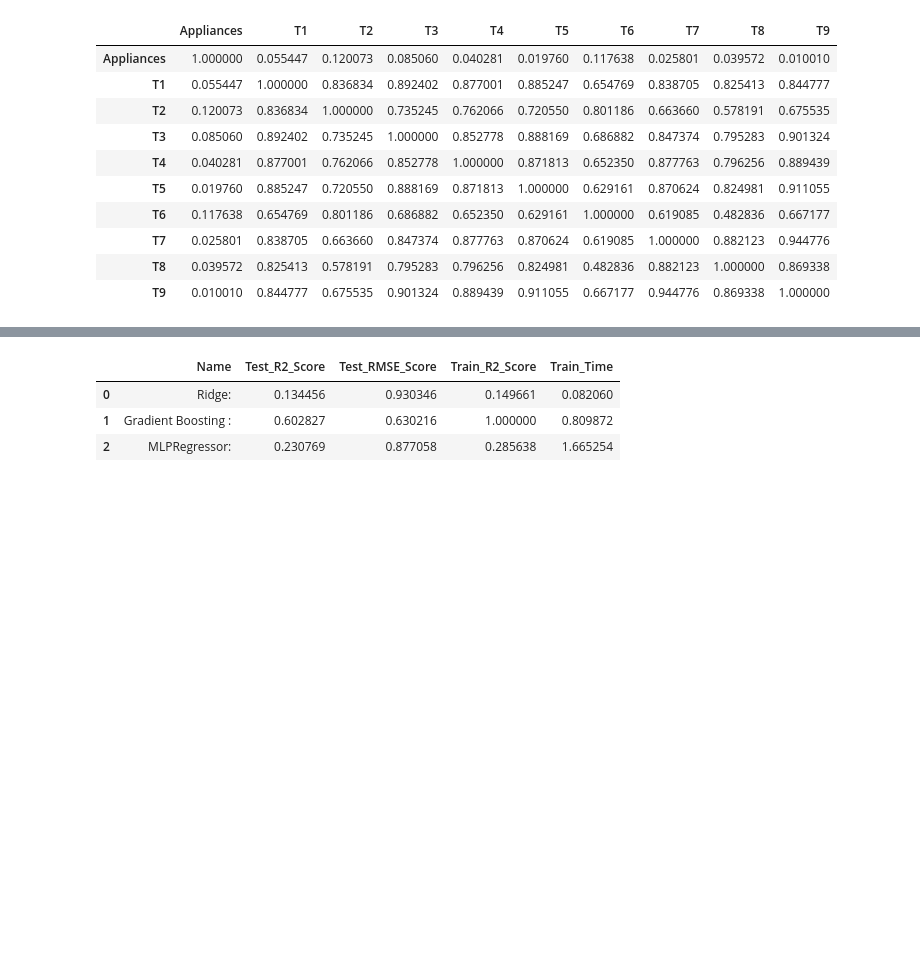
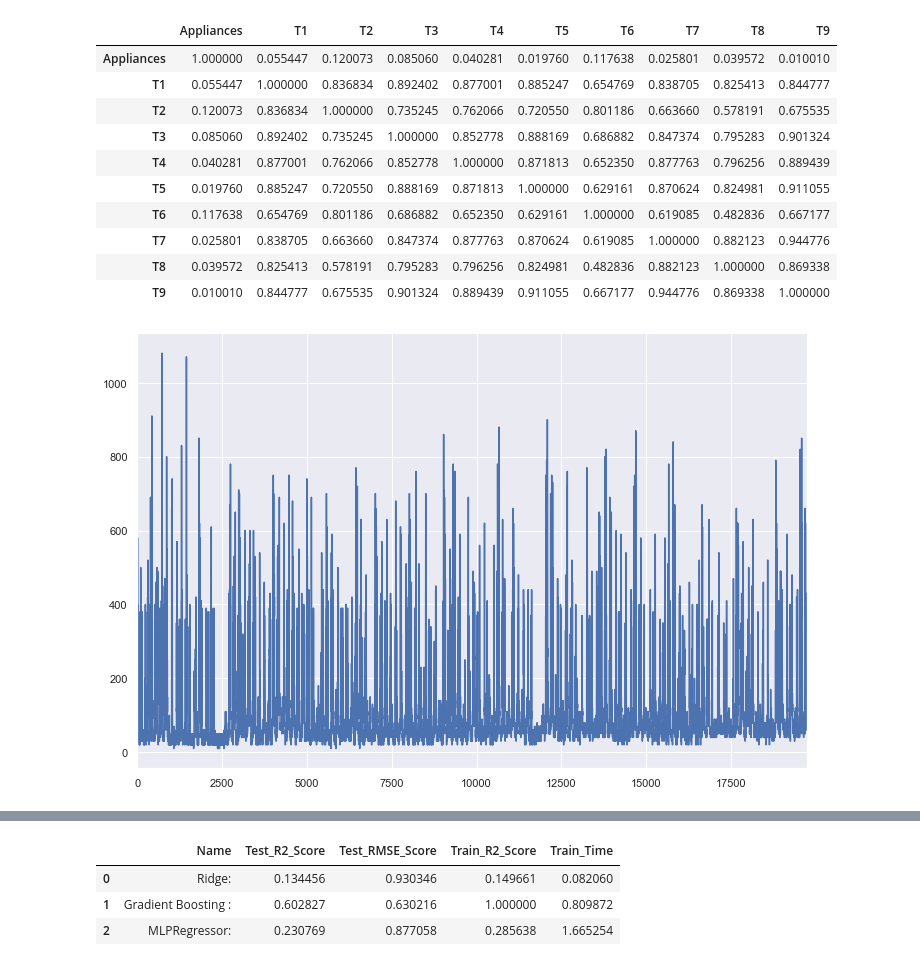
Before and after one commit to NeilAlishev/EmpiricalAnalysisProject, a Jupyter notebook: Empirical Analysis Project.ipynb, the cells around one changed output, grey strips where cells are left out. Drawn from its saved outputs; the diff is of its cells as text; code cells hidden in the pictures; blank space fills up the shorter version.

```diff
--- a/Empirical Analysis Project.ipynb
+++ b/Empirical Analysis Project.ipynb
@@ -199,0 +149,7 @@ data.drop(['date', 'rv1', 'rv2', 'lights'], axis=1, inplace=True)
+# %%
+dta = data['Appliances']
+# %%
+# Plot shows that data is stationary
+dta.plot(figsize=(12,8))
+# %% [output]
+[figure, added]
```
Also changed, not shown: parts of 32 cells of this notebook.
